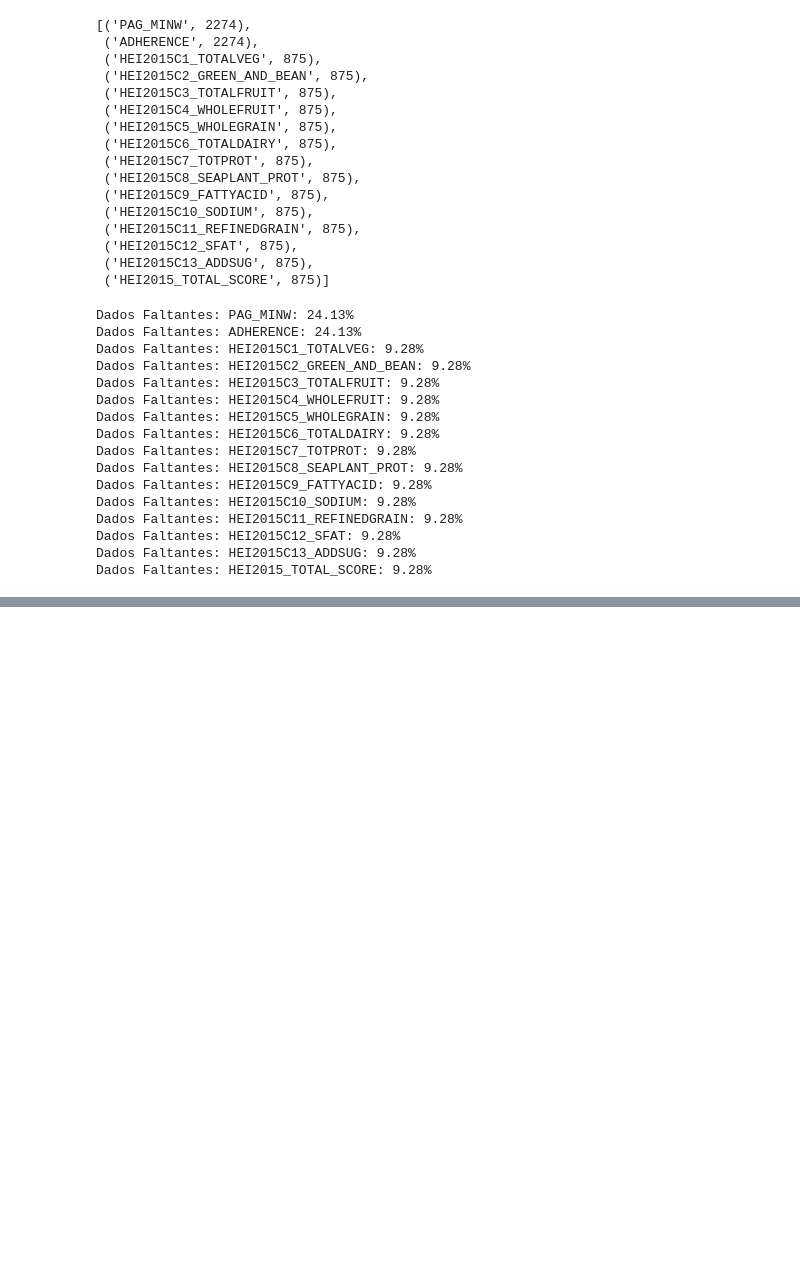
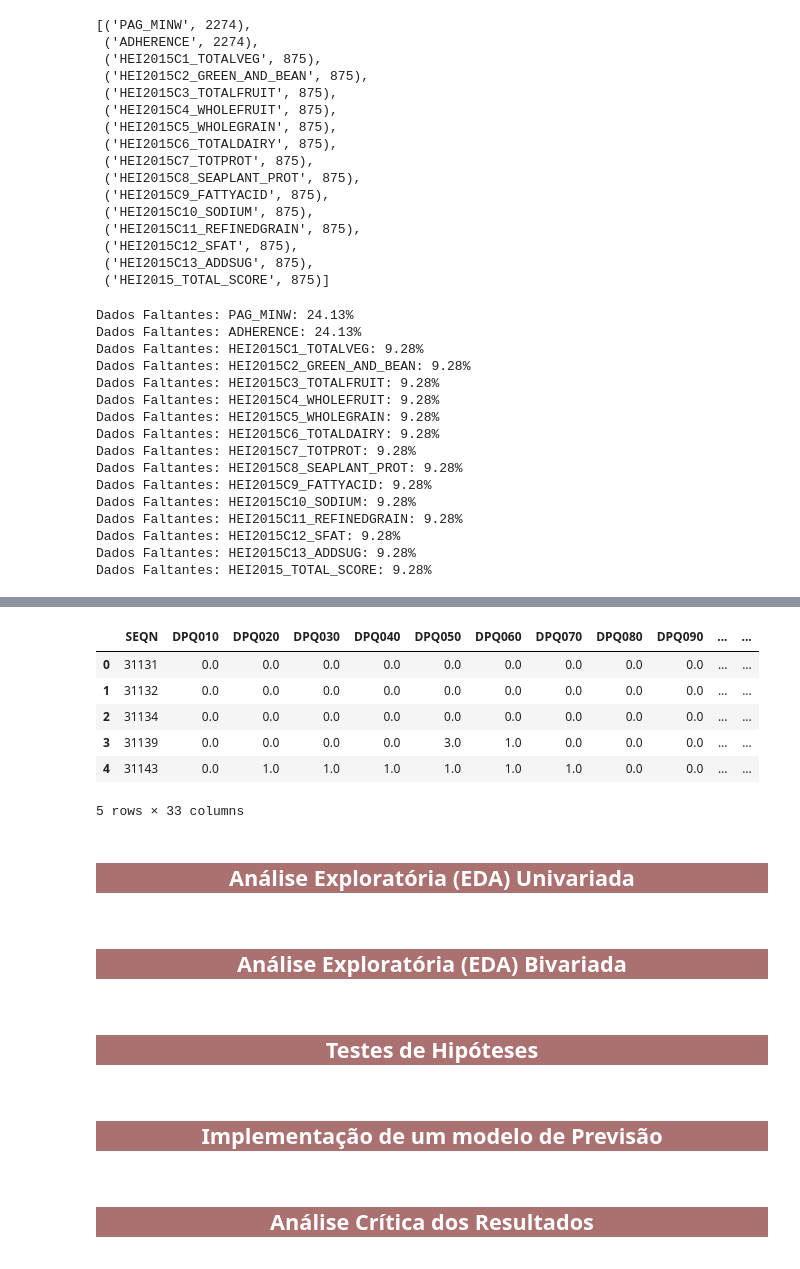
Before and after one commit to Oseiasdfarias/Case-Analise-Depressao, a Jupyter notebook: Case-Analise-Depressao.ipynb, the cells around one changed output, grey strips where cells are left out. Saved outputs shown, nothing was run; the diff lists cells and outputs as text; code cells hidden in the pictures; blank space fills up the shorter version.

```diff
--- a/Case-Analise-Depressao.ipynb
+++ b/Case-Analise-Depressao.ipynb
@@ -318,0 +373,3 @@ Dados Faltantes: HEI2015_TOTAL_SCORE: 9.28%
+# %%
+cols_dpq010_a_dpq090 = df_phd_hei.columns[1:10]
+cols_dpq010_a_dpq090
@@ -318,0 +391,3 @@ Dados Faltantes: HEI2015_TOTAL_SCORE: 9.28%
+# %%
+for cols in cols_dpq010_a_dpq090:
+    df_phd_hei[cols] = df_phd_hei[cols].apply(lambda x: 0 if x==7 or x==9 else x)
@@ -318,0 +400,3 @@ Dados Faltantes: HEI2015_TOTAL_SCORE: 9.28%
+# %%
+df_phd_hei["PHQ9"] = df_phd_hei[cols_dpq010_a_dpq090].sum(axis=1)
+df_phd_hei["PHQ9"]
@@ -318,0 +423,23 @@ Dados Faltantes: HEI2015_TOTAL_SCORE: 9.28%
+# %%
+df_phd_hei["PHQ_GRP"] = (df_phd_hei.PHQ9.apply(
+    lambda x: 0 if x<5 else (1 if (x>=5 and x<10) else 2)))
+# %%
+df_phd_hei.head()
+# %% [output]
+|  | SEQN | DPQ010 | DPQ020 | DPQ030 | DPQ040 | DPQ050 | DPQ060 | DPQ070 | DPQ080 | DPQ090 | ... | ... |
+| 0 | 31131 | 0.0 | 0.0 | 0.0 | 0.0 | 0.0 | 0.0 | 0.0 | 0.0 | 0.0 | ... | ... |
+| 1 | 31132 | 0.0 | 0.0 | 0.0 | 0.0 | 0.0 | 0.0 | 0.0 | 0.0 | 0.0 | ... | ... |
+| 2 | 31134 | 0.0 | 0.0 | 0.0 | 0.0 | 0.0 | 0.0 | 0.0 | 0.0 | 0.0 | ... | ... |
+| 3 | 31139 | 0.0 | 0.0 | 0.0 | 0.0 | 3.0 | 1.0 | 0.0 | 0.0 | 0.0 | ... | ... |
+| 4 | 31143 | 0.0 | 1.0 | 1.0 | 1.0 | 1.0 | 1.0 | 1.0 | 0.0 | 0.0 | ... | ... |
+5 rows × 33 columns
+# %% [markdown]
+<center> <h2 style="background-color:#AB7070; color:white; font-weight: bold" >Análise Exploratória (EDA) Univariada</h2></center>
+# %% [markdown]
+<center> <h2 style="background-color:#AB7070; color:white; font-weight: bold" >Análise Exploratória (EDA) Bivariada</h2></center>
+# %% [markdown]
+<center> <h2 style="background-color:#AB7070; color:white; font-weight: bold" >Testes de Hipóteses</h2></center>
+# %% [markdown]
+<center> <h2 style="background-color:#AB7070; color:white; font-weight: bold" >Implementação de um modelo de Previsão</h2></center>
+# %% [markdown]
+<center> <h2 style="background-color:#AB7070; color:white; font-weight: bold" >Análise Crítica dos Resultados</h2></center>
```
Also changed, not shown: parts of 14 cells of this notebook.
